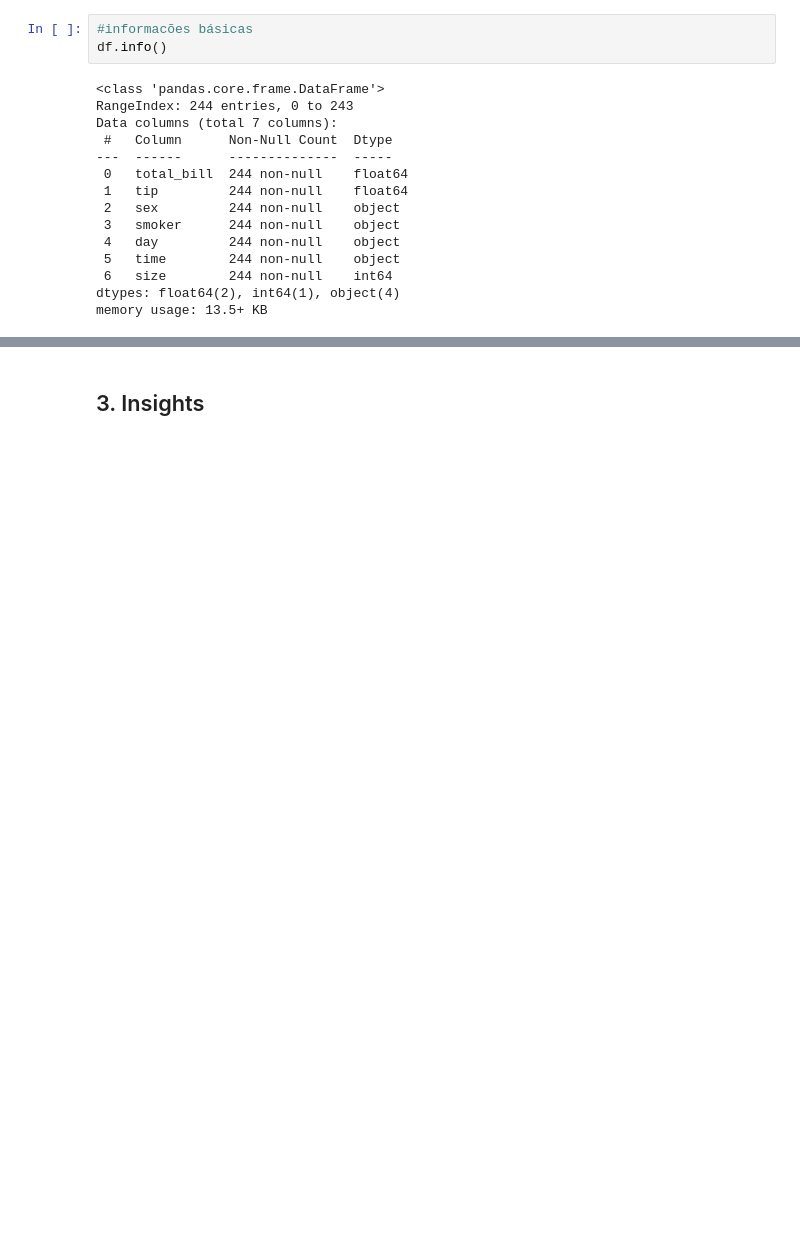
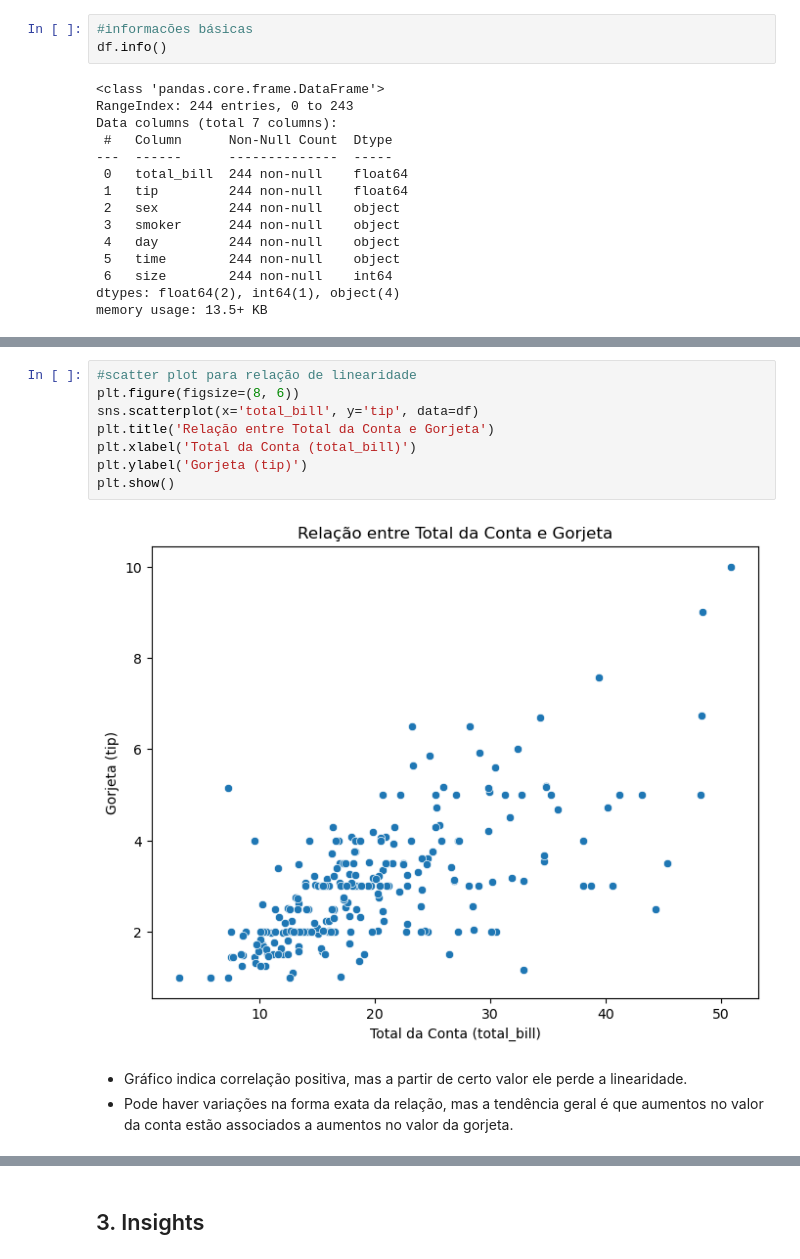
Before and after one commit to ReinboldB/avanti-bootcamp-cdd, a Jupyter notebook: notebooks/01-exploratory_data_analysis.ipynb, the cells around one changed output, grey strips where cells are left out. Saved outputs shown, nothing was run; the diff lists cells and outputs as text; blank space fills up the shorter version.

Commit message:
feat: add data exploration

```diff
--- a/notebooks/01-exploratory_data_analysis.ipynb
+++ b/notebooks/01-exploratory_data_analysis.ipynb
@@ -41,0 +92,13 @@ memory usage: 13.5+ KB
+# %%
+#scatter plot para relação de linearidade
+plt.figure(figsize=(8, 6))
+sns.scatterplot(x='total_bill', y='tip', data=df)
+plt.title('Relação entre Total da Conta e Gorjeta')
+plt.xlabel('Total da Conta (total_bill)')
+plt.ylabel('Gorjeta (tip)')
+plt.show()
+# %% [output]
+[figure, added]
+# %% [markdown]
+- Gráfico indica correlação positiva, mas a partir de certo valor ele perde a linearidade.
+- Pode haver variações na forma exata da relação, mas a tendência geral é que aumentos no valor da conta estão associados a aumentos no valor da gorjeta.
```
Also changed, not shown: parts of 47 cells of this notebook, 3 other files.
